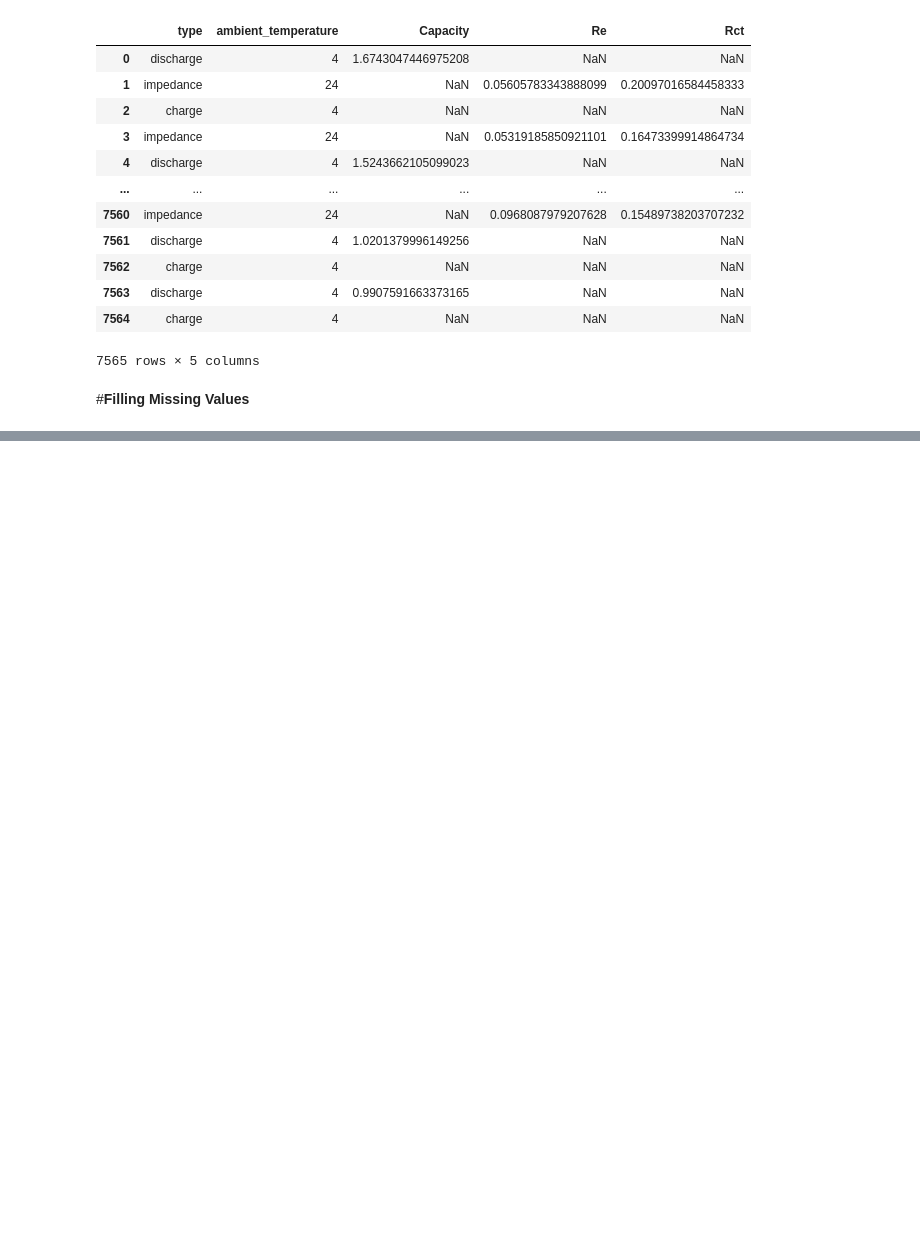
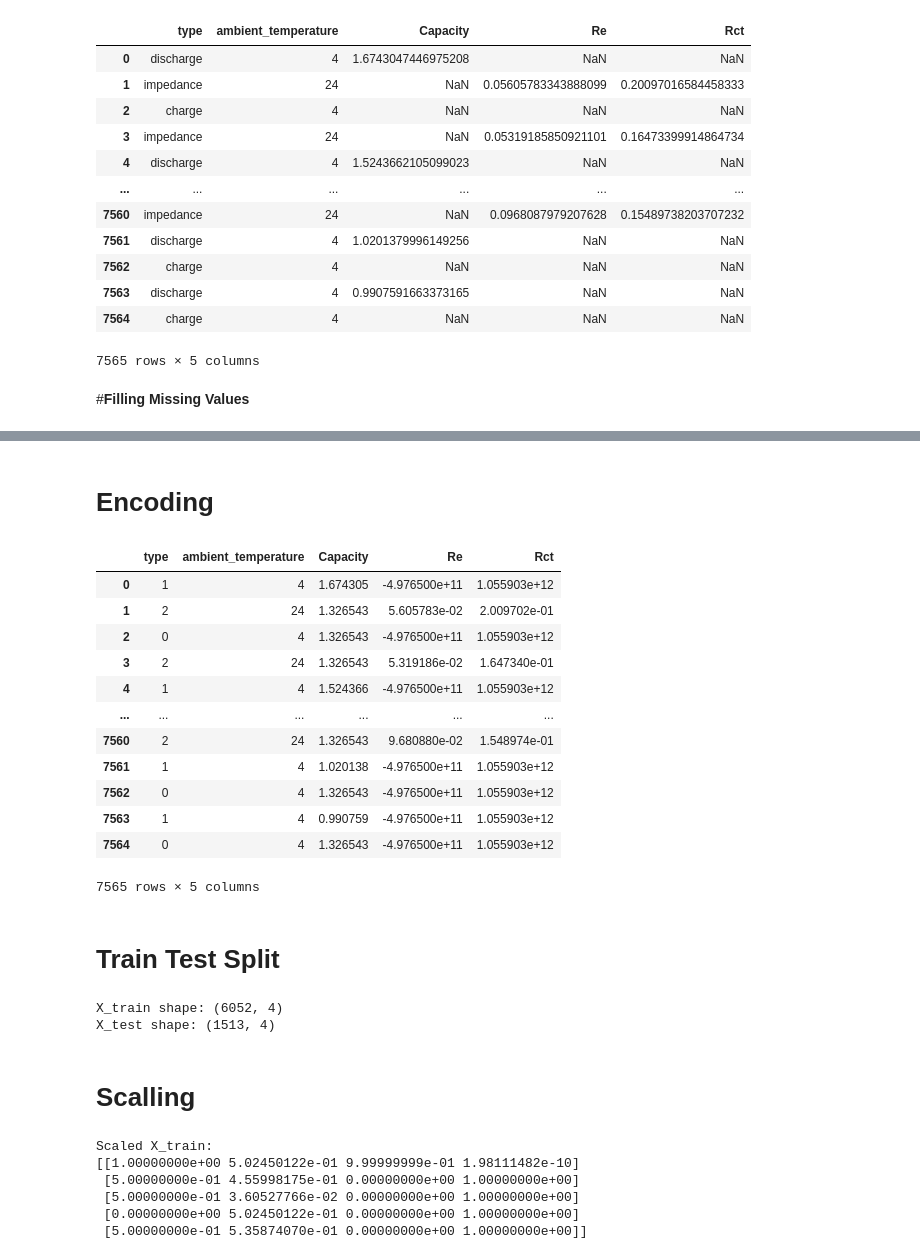
Before and after one commit to Saifullah785/deep-learning-projects, a Jupyter notebook: Project_06_Electric_Vehicle_Battery_Life_Prediction_Using_ANN/Project_06_Electric_Vehicle_Battery_Life_Prediction_Using_ANN.ipynb, the cells around one changed output, grey strips where cells are left out. Cells and saved outputs as stored; diff of their text form; code cells hidden in the pictures; blank space fills up the shorter version.

Commit message:
Created using Colab while practicing code on project 06, the section covered encoding, train-test split, and scaling

```diff
--- a/Project_06_Electric_Vehicle_Battery_Life_Prediction_Using_ANN/Project_06_Electric_Vehicle_Battery_Life_Prediction_Using_ANN.ipynb
+++ b/Project_06_Electric_Vehicle_Battery_Life_Prediction_Using_ANN/Project_06_Electric_Vehicle_Battery_Life_Prediction_Using_ANN.ipynb
@@ -98,0 +81,39 @@ For example, when doing 'df[col].method(value, inplace=True)', try using 'df.met
+# %% [markdown]
+# **Encoding**
+# %%
+label_encoder = LabelEncoder()
+df['type'] = label_encoder.fit_transform(df['type'])
+# %%
+df
+# %% [output]
+|  | type | ambient_temperature | Capacity | Re | Rct |
+| 0 | 1 | 4 | 1.674305 | -4.976500e+11 | 1.055903e+12 |
+| 1 | 2 | 24 | 1.326543 | 5.605783e-02 | 2.009702e-01 |
+| 2 | 0 | 4 | 1.326543 | -4.976500e+11 | 1.055903e+12 |
+| 3 | 2 | 24 | 1.326543 | 5.319186e-02 | 1.647340e-01 |
+| 4 | 1 | 4 | 1.524366 | -4.976500e+11 | 1.055903e+12 |
+| ... | ... | ... | ... | ... | ... |
+| 7560 | 2 | 24 | 1.326543 | 9.680880e-02 | 1.548974e-01 |
+| 7561 | 1 | 4 | 1.020138 | -4.976500e+11 | 1.055903e+12 |
+| 7562 | 0 | 4 | 1.326543 | -4.976500e+11 | 1.055903e+12 |
+| 7563 | 1 | 4 | 0.990759 | -4.976500e+11 | 1.055903e+12 |
+| 7564 | 0 | 4 | 1.326543 | -4.976500e+11 | 1.055903e+12 |
+7565 rows × 5 columns
+# %% [markdown]
+# **Train Test Split**
+# %%
+from re import X
+x = df.drop(columns=['ambient_temperature'])
+
+y = df['ambient_temperature']
+
+X_train, X_test, y_train, y_test = train_test_split(x, y, test_size=0.2, random_state=42)
+
+print(f'X_train shape: {X_train.shape}')
+
+print(f'X_test shape: {X_test.shape}')
+# %% [output]
+X_train shape: (6052, 4)
+X_test shape: (1513, 4)
+# %% [markdown]
+# **Scalling**
@@ -98,0 +123,11 @@ For example, when doing 'df[col].method(value, inplace=True)', try using 'df.met
+# %%
+X_test = scaler.transform(X_test)
+
+print(f'Scaled X_train: \n{X_train[:5]}')
+# %% [output]
+Scaled X_train:
+[[1.00000000e+00 5.02450122e-01 9.99999999e-01 1.98111482e-10]
+ [5.00000000e-01 4.55998175e-01 0.00000000e+00 1.00000000e+00]
+ [5.00000000e-01 3.60527766e-02 0.00000000e+00 1.00000000e+00]
+ [0.00000000e+00 5.02450122e-01 0.00000000e+00 1.00000000e+00]
+ [5.00000000e-01 5.35874070e-01 0.00000000e+00 1.00000000e+00]]
```
Also changed, not shown: parts of 2 cells of this notebook.
